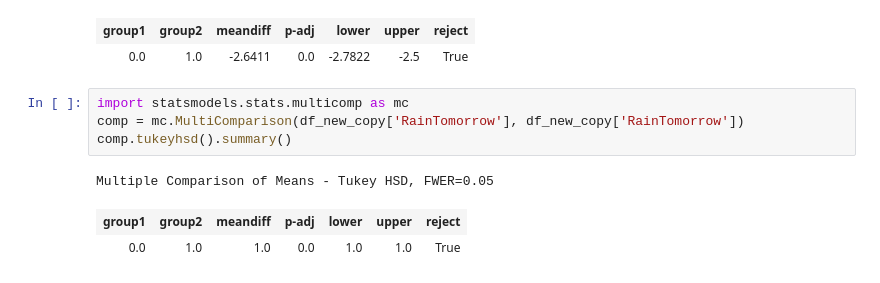
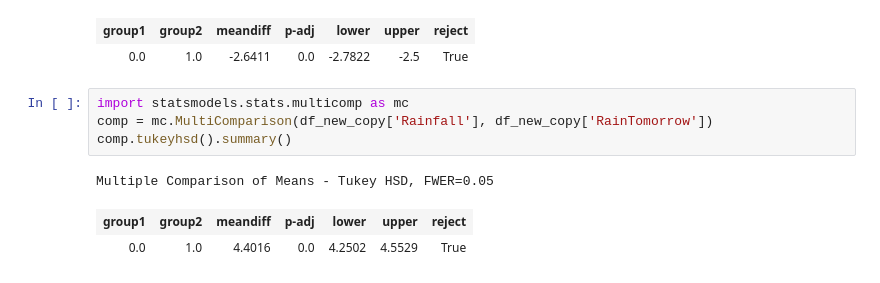
Before and after one commit to Liz3tha/DRSP-RAINFALL-PROJECT, a Jupyter notebook: DSRP_PREDICT_RAIN_IN_AUSTRALIA.ipynb, the cells around one changed output. Drawn from its saved outputs; the diff is of its cells as text.

```diff
--- a/DSRP_PREDICT_RAIN_IN_AUSTRALIA.ipynb
+++ b/DSRP_PREDICT_RAIN_IN_AUSTRALIA.ipynb
@@ -325,9 +479,9 @@ Multiple Comparison of Means - Tukey HSD, FWER=0.05
 | 0.0 | 1.0 | -2.6411 | 0.0 | -2.7822 | -2.5 | True |
 # %%
 import statsmodels.stats.multicomp as mc
-comp = mc.MultiComparison(df_new_copy['RainTomorrow'], df_new_copy['RainTomorrow'])
+comp = mc.MultiComparison(df_new_copy['Rainfall'], df_new_copy['RainTomorrow'])
 comp.tukeyhsd().summary()
 # %% [output]
 Multiple Comparison of Means - Tukey HSD, FWER=0.05
 | group1 | group2 | meandiff | p-adj | lower | upper | reject |
-| 0.0 | 1.0 | 1.0 | 0.0 | 1.0 | 1.0 | True |
+| 0.0 | 1.0 | 4.4016 | 0.0 | 4.2502 | 4.5529 | True |
```
Also changed, not shown: parts of 26 cells of this notebook.
